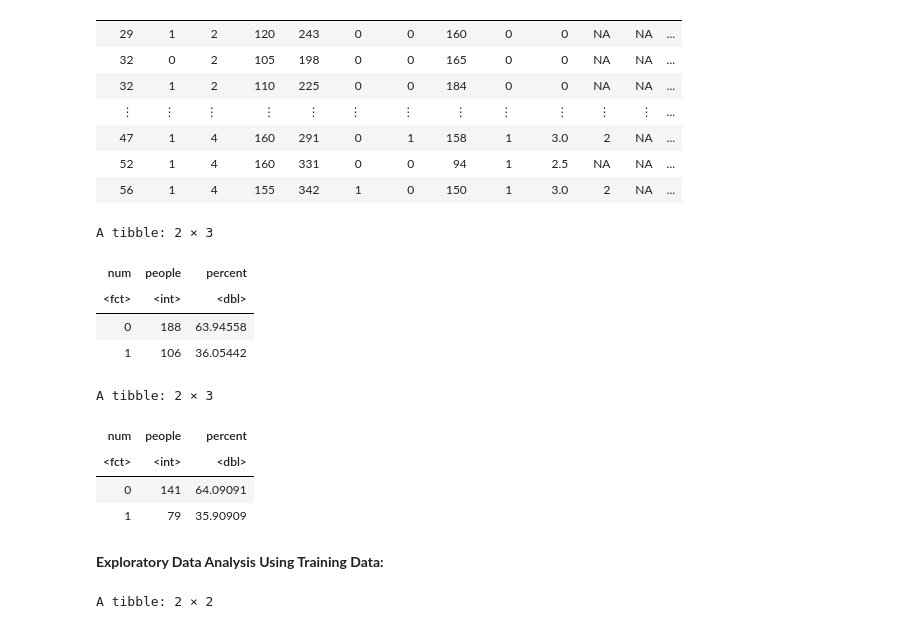
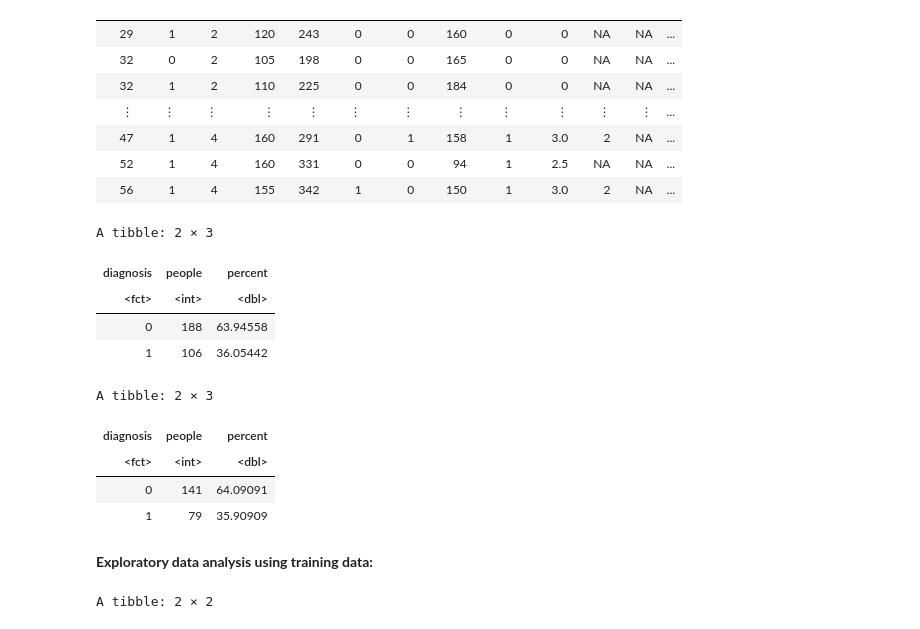
Before and after one commit to GeneRevo/DSCI100-007-Group10, a Jupyter notebook: 007_project_proposal.ipynb, the cells around one changed output. Cells and saved outputs as stored; diff of their text form; code cells hidden in the pictures.

```diff
--- a/007_project_proposal.ipynb
+++ b/007_project_proposal.ipynb
@@ -103,30 +84,33 @@ A tibble: 74 × 14
 # %%
 # identifying the proportion of cases with a diagnosis of heart disease (positive angiographic disease status) and the proportion without in the full data
 # set and the training data set to ensure that the proportions are preserved during the split
 heart_disease_data_proportions <- heart_disease_data |>
-                      group_by(num) |>
+                      group_by(diagnosis = num) |>
                       summarize(people = n()) |>
                       mutate(percent = 100*people/nrow(heart_disease_data))
 heart_disease_data_proportions
 
 heart_disease_train_proportions <- heart_disease_train |>
-                      group_by(num) |>
+                      group_by(diagnosis = num) |>
                       summarize(people = n()) |>
                       mutate(percent = 100*people/nrow(heart_disease_train))
 heart_disease_train_proportions
+
+# those that have a heart disease diagnoses have a num value of 1, indicating that there is more than 50% blood vessels diameter narrowing
+# those that do not have a heart disease diagnoses have a num value of 0, indicating that there is more than 50% blood vessels diameter narrowing
 # %% [output]
 A tibble: 2 × 3
-| num | people | percent |
+| diagnosis | people | percent |
 | <fct> | <int> | <dbl> |
 | 0 | 188 | 63.94558 |
 | 1 | 106 | 36.05442 |
 A tibble: 2 × 3
-| num | people | percent |
+| diagnosis | people | percent |
 | <fct> | <int> | <dbl> |
 | 0 | 141 | 64.09091 |
 | 1 | 79 | 35.90909 |
 # %% [markdown]
-**Exploratory Data Analysis Using Training Data:**
+**Exploratory data analysis using training data:**
 # %%
 # table that reports the number of observations in each class
 heart_disease_class_observations <- heart_disease_train |>
```
Also changed, not shown: parts of 8 cells of this notebook.
